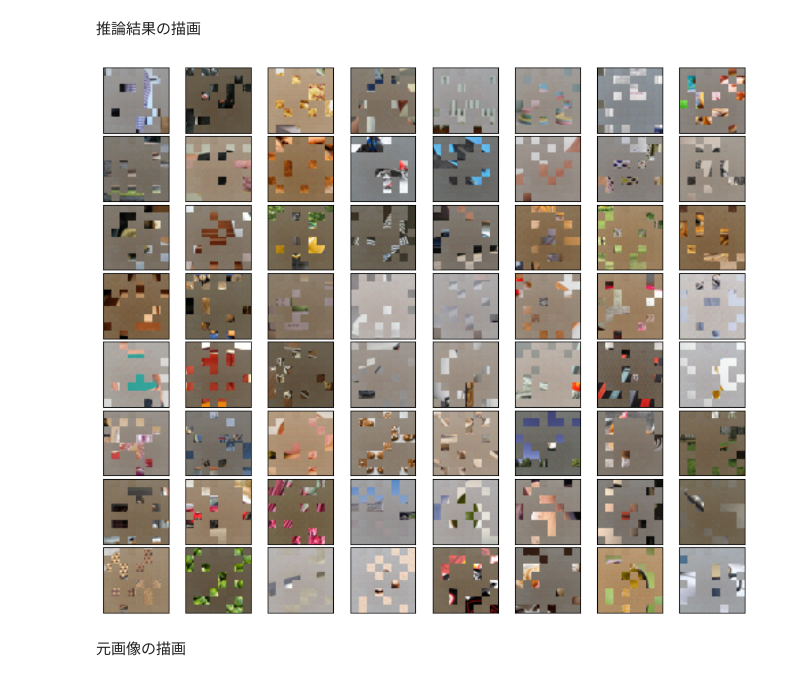
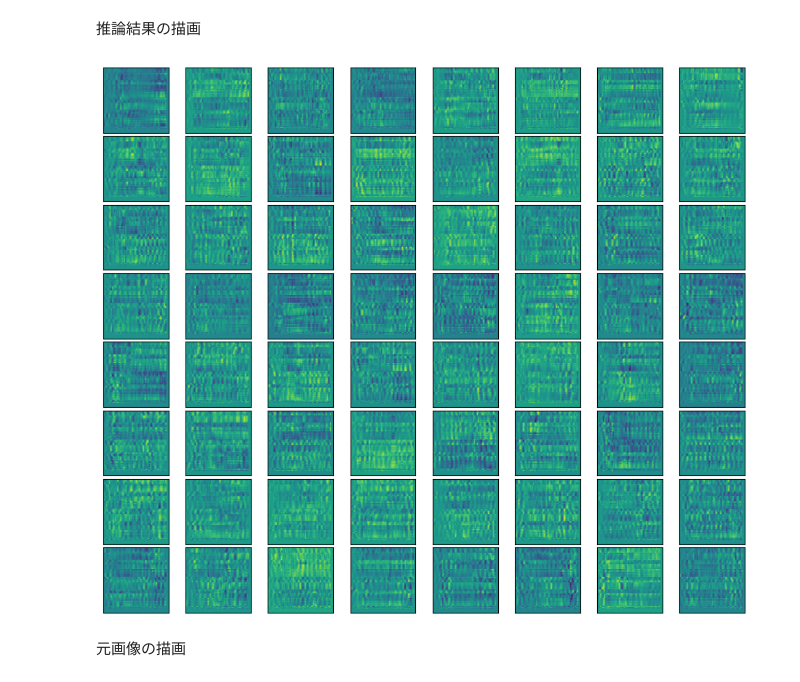
Before and after one commit to thousand-co/dl_lecture_competition_pub, a Jupyter notebook: code_for_whole_data/pre_train_MEG.ipynb, the cells around one changed output. Cells and saved outputs as stored; diff of their text form; code cells hidden in the pictures.

```diff
--- a/code_for_whole_data/pre_train_MEG.ipynb
+++ b/code_for_whole_data/pre_train_MEG.ipynb
@@ -689,8 +690,8 @@ AssertionError: パッチサイズは，入力画像のサイズを割り切れ
 # %% [markdown]
 ### 事前学習（自己教師あり学習）
 # %%
-model_path="./model/pretrain_01.pth"
-model_w_path="./model/pretrain_w_01.pth"
+model_path="./model/pretrain_meg_01.pth"
+model_w_path="./model/pretrain_meg_w_01.pth"
 # %%
 run_1st=False
 if run_1st==True:
@@ -704,7 +705,7 @@ if run_1st==True:
 
         scaler = torch.cuda.amp.GradScaler()  # added
         # モデルの訓練
-        for x, _, _ in tqdm(dataloader_train, desc="Train"):
+        for x, _ in tqdm(train_loader, desc="Train"):
             step_count += 1
             model.train()
             x = x.to(device)
@@ -727,7 +728,7 @@ if run_1st==True:
 
         # モデルの評価
         with torch.no_grad():
-            for x, _, _ in tqdm(dataloader_valid, desc="Valid"):
+            for x, _ in tqdm(val_loader, desc="Valid"):
                 model.eval()
 
                 with torch.no_grad():
@@ -739,7 +740,7 @@ if run_1st==True:
                     total_valid_loss += valid_loss.item()
 
 
-        print(f"Epoch[{epoch+1} / {epochs}] Train Loss: {total_train_loss/len(dataloader_train):.4f} Valid Loss: {total_valid_loss/len(dataloader_valid):.4f}")
+        print(f"Epoch[{epoch+1} / {epochs}] Train Loss: {total_train_loss/len(train_loader):.4f} Valid Loss: {total_valid_loss/len(val_loader):.4f}")
         if epoch%50==0:
             torch.save({
                     'epoch': epoch,
@@ -782,7 +783,7 @@ if run_2nd==True:
 
         scaler = torch.cuda.amp.GradScaler()  # added
         # モデルの訓練
-        for x, _ in dataloader_train:
+        for x, _ in train_loader:
             step_count += 1
             model.train()
             x = x.to(device)
@@ -805,7 +806,7 @@ if run_2nd==True:
 
         # モデルの評価
         with torch.no_grad():
-            for x, _ in dataloader_valid:
+            for x, _ in val_loader:
                 model.eval()
 
                 with torch.no_grad():
@@ -817,7 +818,7 @@ if run_2nd==True:
                     total_valid_loss += valid_loss.item()
 
 
-        print(f"Epoch[{epoch+1} / {epochs}] Train Loss: {total_train_loss/len(dataloader_train):.4f} Valid Loss: {total_valid_loss/len(dataloader_valid):.4f}")
+        print(f"Epoch[{epoch+1} / {epochs}] Train Loss: {total_train_loss/len(train_loader):.4f} Valid Loss: {total_valid_loss/len(val_loader):.4f}")
         if epoch%50==0:
             torch.save({
                     'epoch': epoch,
@@ -842,7 +843,7 @@ model = MAE_ViT(**config).to(device)
 model.load_state_dict(torch.load(model_path, map_location=device))
 
 model.eval()
-x, _, _ = next(iter(dataloader_valid))
+x, _ = next(iter(val_loader))
 with torch.no_grad():
     rec_img, mask = model(x.to(device))
 
@@ -852,23 +853,24 @@ x, rec_img, mask = x.to("cpu"), rec_img.to("cpu"), mask.to("cpu")
 # %%
 fig = plt.figure(figsize=(9, 15))
 fig.subplots_adjust(left=0, right=1, bottom=0, top=0.5, hspace=0.05,
                     wspace=0.05)
 
 # MAEの出力そのままを可視化する場合
 # imgs = rec_img
 
 # マスクしていた部分は元の画像を用いる
 imgs = rec_img * mask + x * (1 - mask)
 imgs = (imgs.data + 1) / 2  # 標準化した状態から0-1に戻す
 i = 0
 for img in imgs[:64]:
     # 出力が線形変換のため0-1になっているとは限らないためclipする
-    img = np.clip(np.transpose(torch.squeeze(img).numpy(), (1, 2, 0)), 0, 1)
+    #img = np.clip(np.transpose(torch.squeeze(img).numpy(), (1, 2, 0)), 0, 1)
+    img = np.clip(np.transpose(torch.squeeze(img).numpy(), (0, 1)), 0, 1)
     ax = fig.add_subplot(8, 8, i+1, xticks=[], yticks=[])
     ax.imshow(img)
     i += 1
 # %% [output]
-[figure, old version]
+[figure, new version]
 # %% [markdown]
 元画像の描画
 # %%
```
Also changed, not shown: parts of 26 cells of this notebook, 11 other files.
